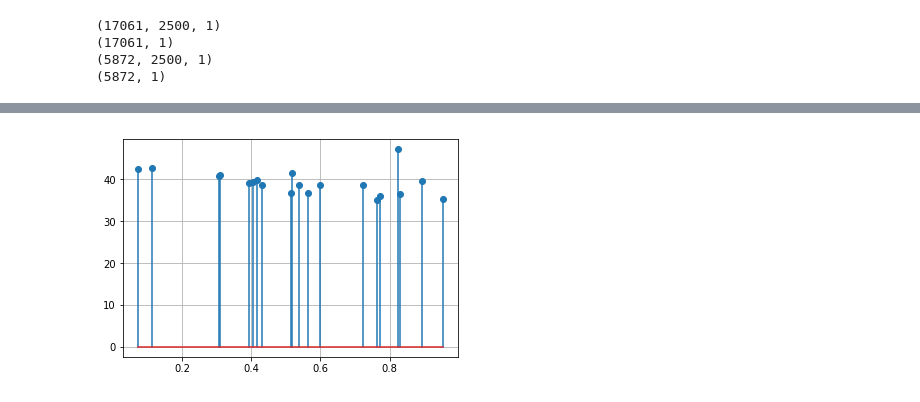
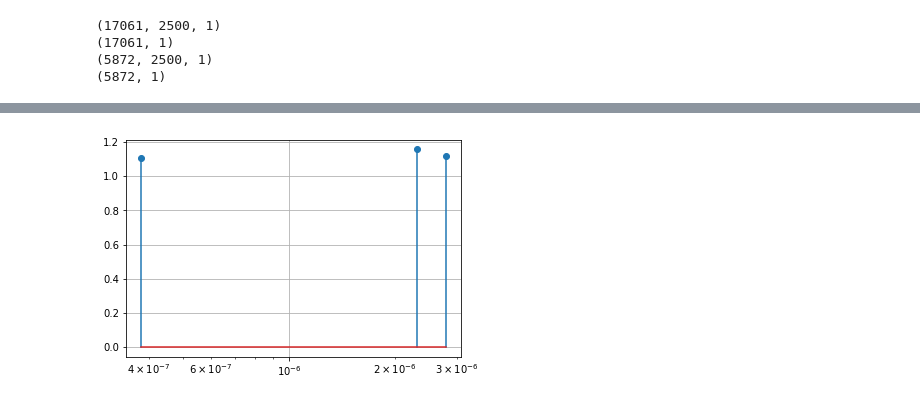
Before and after one commit to AhmedImtiazPrio/heartnetTransfer, a Jupyter notebook: hyperopt heartnetTransfer.ipynb, the cells around one changed output, grey strips where cells are left out. Cells and saved outputs as stored; diff of their text form; code cells hidden in the pictures.

```diff
--- a/hyperopt heartnetTransfer.ipynb
+++ b/hyperopt heartnetTransfer.ipynb
@@ -252,20 +233,21 @@ trials.results
 # %%
 it=0
-UAR = np.zeros(len(trials))
+loss = np.zeros(len(trials))
 params = np.zeros((len(trials),4))
 for objects in trials.trials:
-                  UAR[it] = 1 - objects['result']['loss']
-#                   params[it,0] = 10 ** objects['misc']['vals']['lr'][0]
+                  loss[it] = objects['result']['loss']
+                  params[it,0] = 10 ** objects['misc']['vals']['lr'][0]
 #                   params[it,1] = objects['misc']['vals']['num_dense1'][0]
 #                   params[it,2] = objects['misc']['vals']['num_dense2'][0]
-                  params[it,3] = objects['misc']['vals']['dropout_rate'][0]
+#                   params[it,3] = objects['misc']['vals']['dropout_rate'][0]
                   it+=1
 # %%
 import matplotlib.pyplot as plt
-plt.stem(params[:,3],UAR[:]*100,)
+plt.stem(params[:,0],loss[:],)
 # plt.colorbar()
 # plt.yscale('log')
+plt.xscale('log',nonposx='clip',nonposy='clip')
 plt.grid()
 plt.show()
 # %% [output]
-[figure, old version]
+[figure, new version]
```
Also changed, not shown: parts of 7 cells of this notebook, 1 other file.
